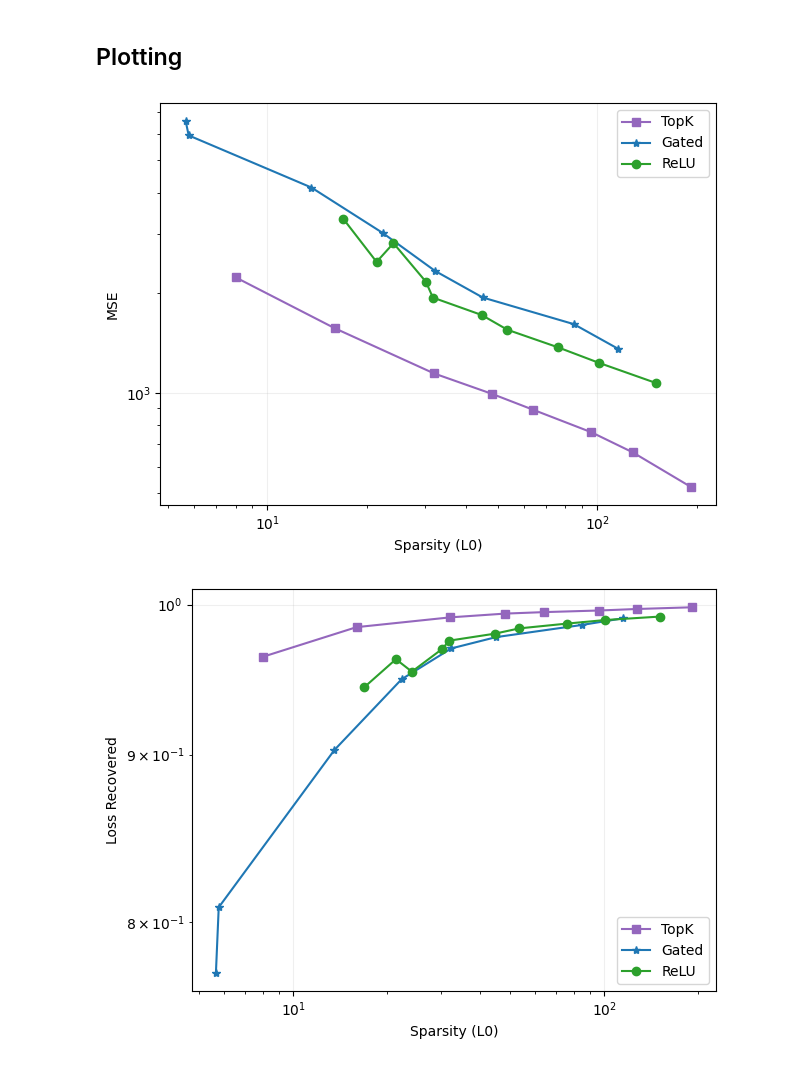
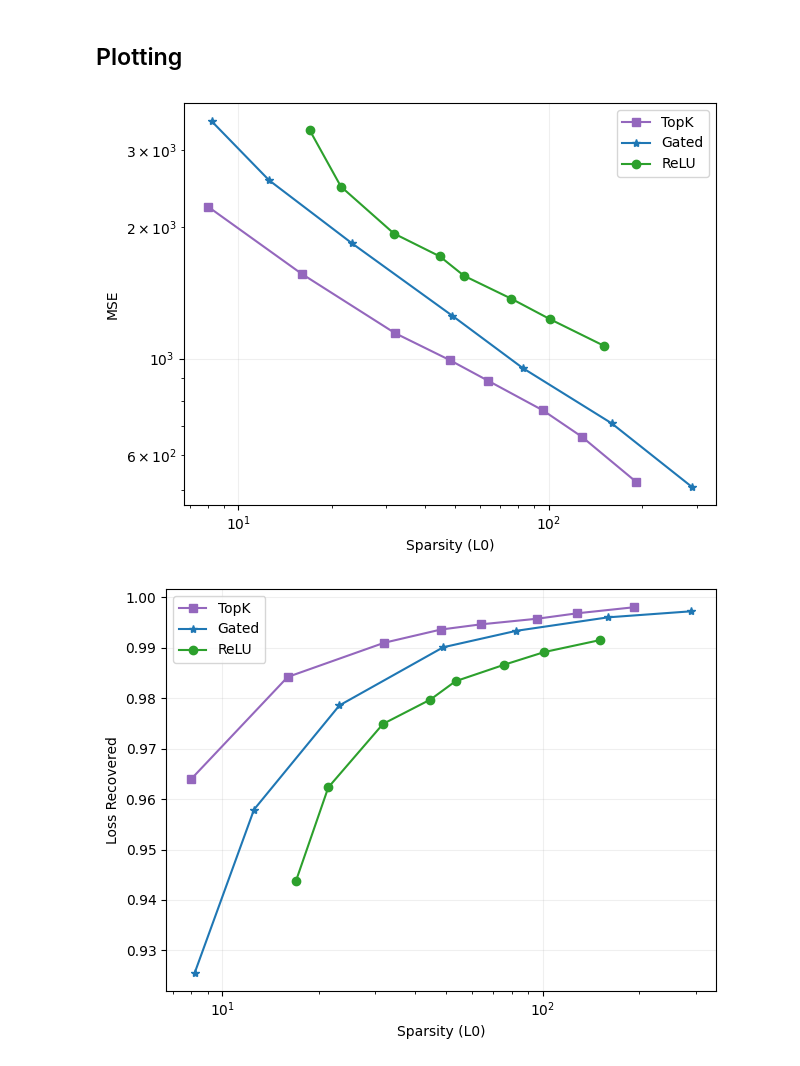
Before and after one commit to amudide/switch_sae, a Jupyter notebook: results/primary.ipynb, the cells around one changed output. Drawn from its saved outputs; the diff is of its cells as text; code cells hidden in the pictures.

Commit message:
Add gated to benchmark results

```diff
--- a/results/primary.ipynb
+++ b/results/primary.ipynb
@@ -43,3 +47,7 @@ df_topk = clean(df_topk, topk=True)
+# %%
+df_relu = pd.read_csv("primary-relu-clean.csv")
+df_gated = pd.read_csv("primary-gated-clean.csv")
+df_topk = pd.read_csv("primary-topk-clean.csv")
 # %% [markdown]
 ## Plotting
 # %%
@@ -62,28 +70,28 @@ plt.tight_layout()
 plt.savefig("l0_mse.png")
 plt.show()
 # %% [output]
-[figure, old version]
+[figure, new version]
 # %%
 plt.plot(df_topk['l0'], df_topk['frac_recovered'], label='TopK', marker='s', color='#9467bd')
 plt.plot(df_gated['l0'], df_gated['frac_recovered'], label='Gated', marker='*', color='#1f77b4')
 plt.plot(df_relu['l0'], df_relu['frac_recovered'], label='ReLU', marker='o', color='#2ca02c')
 
 plt.xscale('log')
-plt.yscale('log')
+#plt.yscale('log')
 
 plt.xlabel("Sparsity (L0)")
 plt.ylabel("Loss Recovered")
 
 plt.legend()
 
 plt.grid(True, which="major", ls="-", alpha=0.2)
 
 
 plt.tight_layout()
 plt.savefig("l0_lossrec.png")
 plt.show()
 # %% [output]
-[figure, old version]
+[figure, new version]
 # %%
 plt.plot(df_topk['l0'], df_topk['delta_ce'], label='TopK', marker='s', color='#9467bd')
 plt.plot(df_gated['l0'], df_gated['delta_ce'], label='Gated', marker='*', color='#1f77b4')
```
Also changed, not shown: parts of 2 cells of this notebook, 7 other files.
